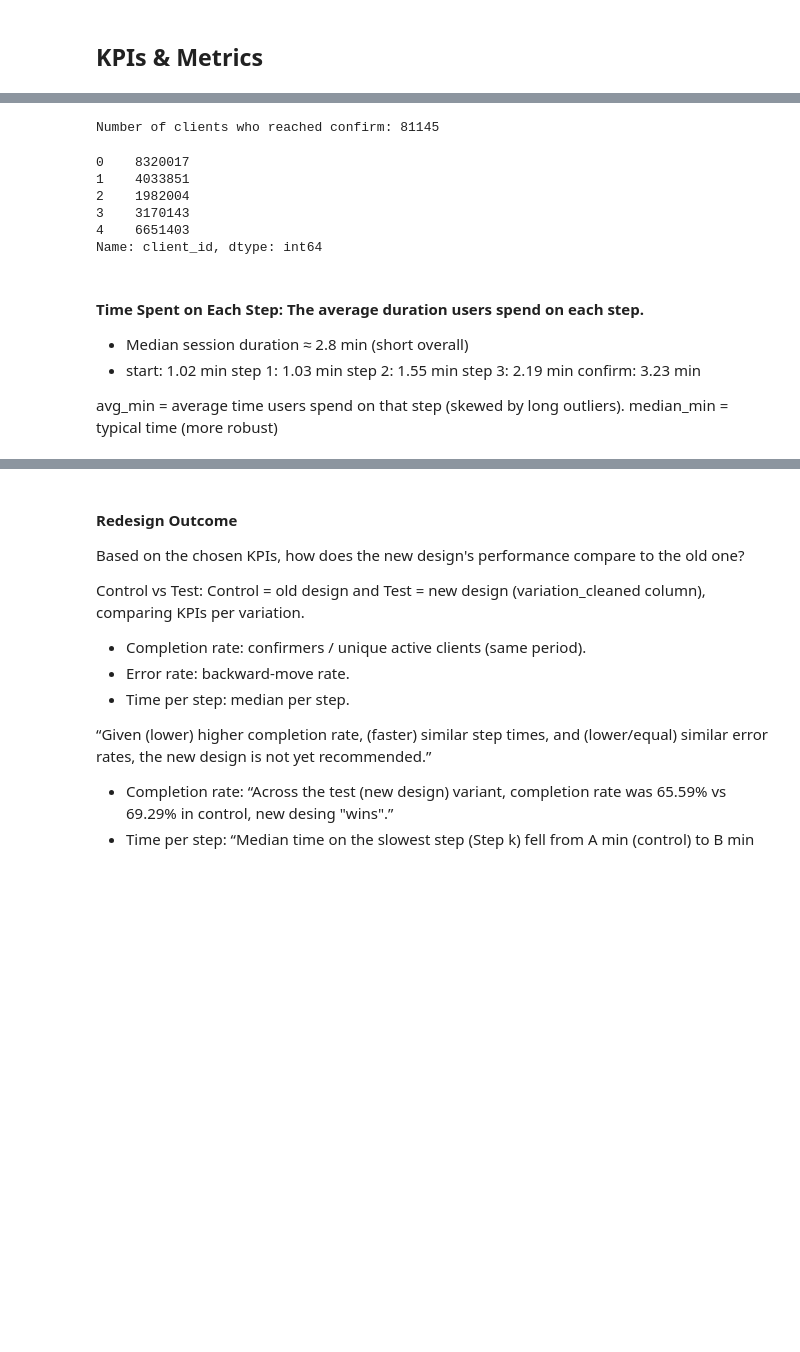
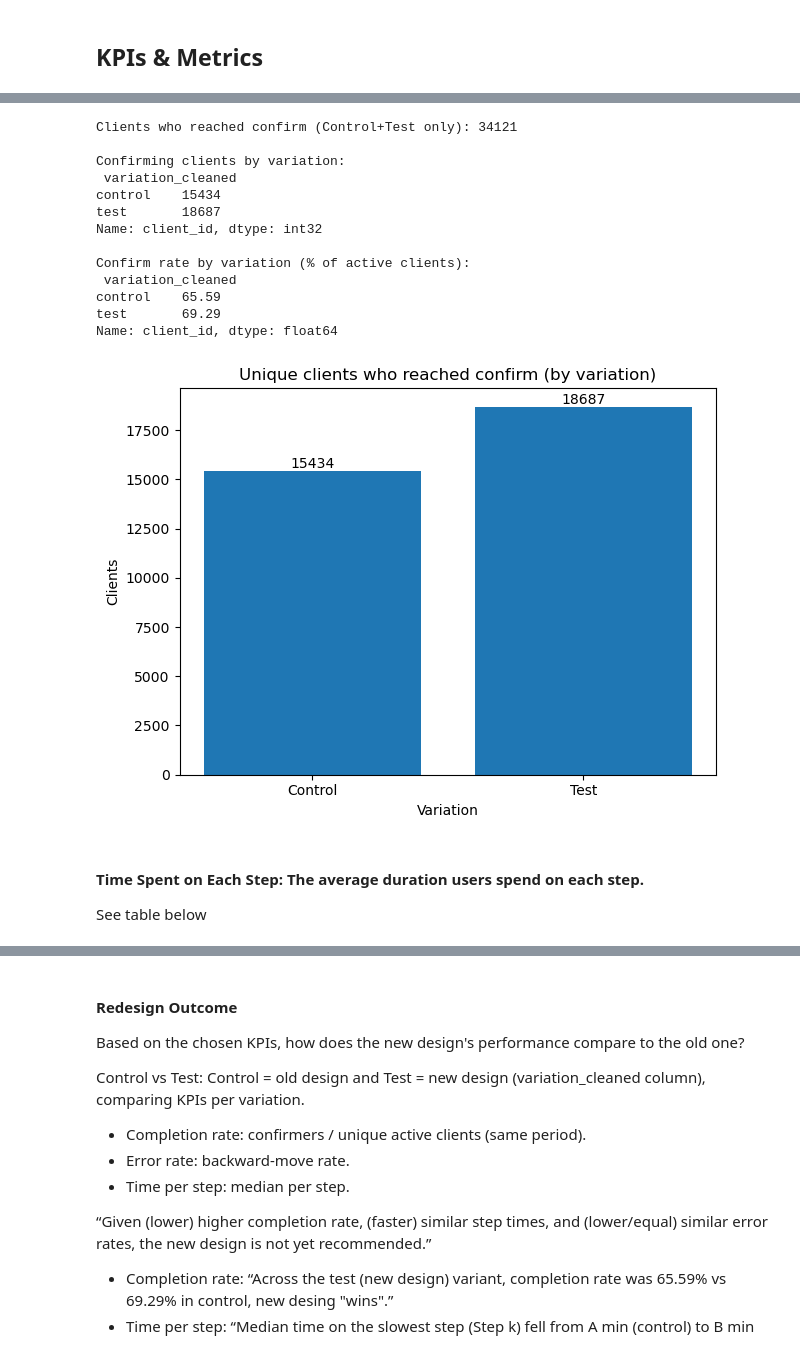
Before and after one commit to MiaZhou112/Vanguard-AB-Testing, a Jupyter notebook: project_5.ipynb, the cells around one changed output, grey strips where cells are left out. Cells and saved outputs as stored; diff of their text form; code cells hidden in the pictures; blank space fills up the shorter version.

```diff
--- a/project_5.ipynb
+++ b/project_5.ipynb
@@ -947,27 +993,56 @@ Name: client_id, dtype: int64
-# %%
-# Clients who have reached the 'confirm' step at least once
-clients_reached_confirm = (
-    df_footprints_combined.loc[df_footprints_combined['process_step'] == 'confirm', 'client_id']
-    .dropna()                # drop missing client_id if any
-    .drop_duplicates()       # keep only unique client_ids
-    .reset_index(drop=True)  # tidy index
-)
-
-print("Number of clients who reached confirm:", len(clients_reached_confirm))
-display(clients_reached_confirm.head())
-# %% [output]
-Number of clients who reached confirm: 81145
-0    8320017
-1    4033851
-2    1982004
-3    3170143
-4    6651403
-Name: client_id, dtype: int64
+# %%
+# Work only with Control/Test rows
+d = (df_final_clean[['client_id','process_step','variation_cleaned']]
+     .dropna(subset=['client_id','process_step'])
+     .copy())
+
+# ---- Overall (control+test only) unique clients who reached confirm ----
+overall_confirm_clients = (
+    d.loc[d['process_step'].eq('confirm'), 'client_id']
+     .drop_duplicates()
+     .nunique()
+)
+print("Clients who reached confirm (Control+Test only):", overall_confirm_clients)
+
+# ---- Per variation: unique clients who reached confirm ----
+confirm_by_var = (d[d['process_step'].eq('confirm')]
+                  .drop_duplicates(['client_id','variation_cleaned'])
+                  .groupby('variation_cleaned')['client_id']
+                  .nunique()
+                  .reindex(['control','test'])
+                  .fillna(0)
+                  .astype(int))
+print("\nConfirming clients by variation:\n", confirm_by_var)
+
+# Optional: % of active clients (denominator = unique active clients per variation)
+active_by_var = d.groupby('variation_cleaned')['client_id'].nunique()
+confirm_rate_by_var = (confirm_by_var / active_by_var * 100).round(2)
+print("\nConfirm rate by variation (% of active clients):\n", confirm_rate_by_var)
+
+# Optional bar chart
+plt.figure()
+plt.bar(confirm_by_var.index.str.title(), confirm_by_var.values)
+for i, v in enumerate(confirm_by_var.values):
+    plt.text(i, v, f'{v}', ha='center', va='bottom')
+plt.title('Unique clients who reached confirm (by variation)')
+plt.xlabel('Variation'); plt.ylabel('Clients')
+plt.tight_layout(); plt.show()
+# %% [output]
+Clients who reached confirm (Control+Test only): 34121
+
+Confirming clients by variation:
+ variation_cleaned
+control    15434
+test       18687
+Name: client_id, dtype: int32
+
+Confirm rate by variation (% of active clients):
+ variation_cleaned
+control    65.59
+test       69.29
+Name: client_id, dtype: float64
+[figure, added]
 # %% [markdown]
 #### Time Spent on Each Step: The average duration users spend on each step.
 
-- Median session duration ≈ 2.8 min (short overall)
-- start: 1.02 min step 1: 1.03 min step 2: 1.55 min step 3: 2.19 min confirm: 3.23 min
-
- avg_min = average time users spend on that step (skewed by long outliers).
- median_min = typical time (more robust)
+See table below
```
Also changed, not shown: parts of 32 cells of this notebook.
